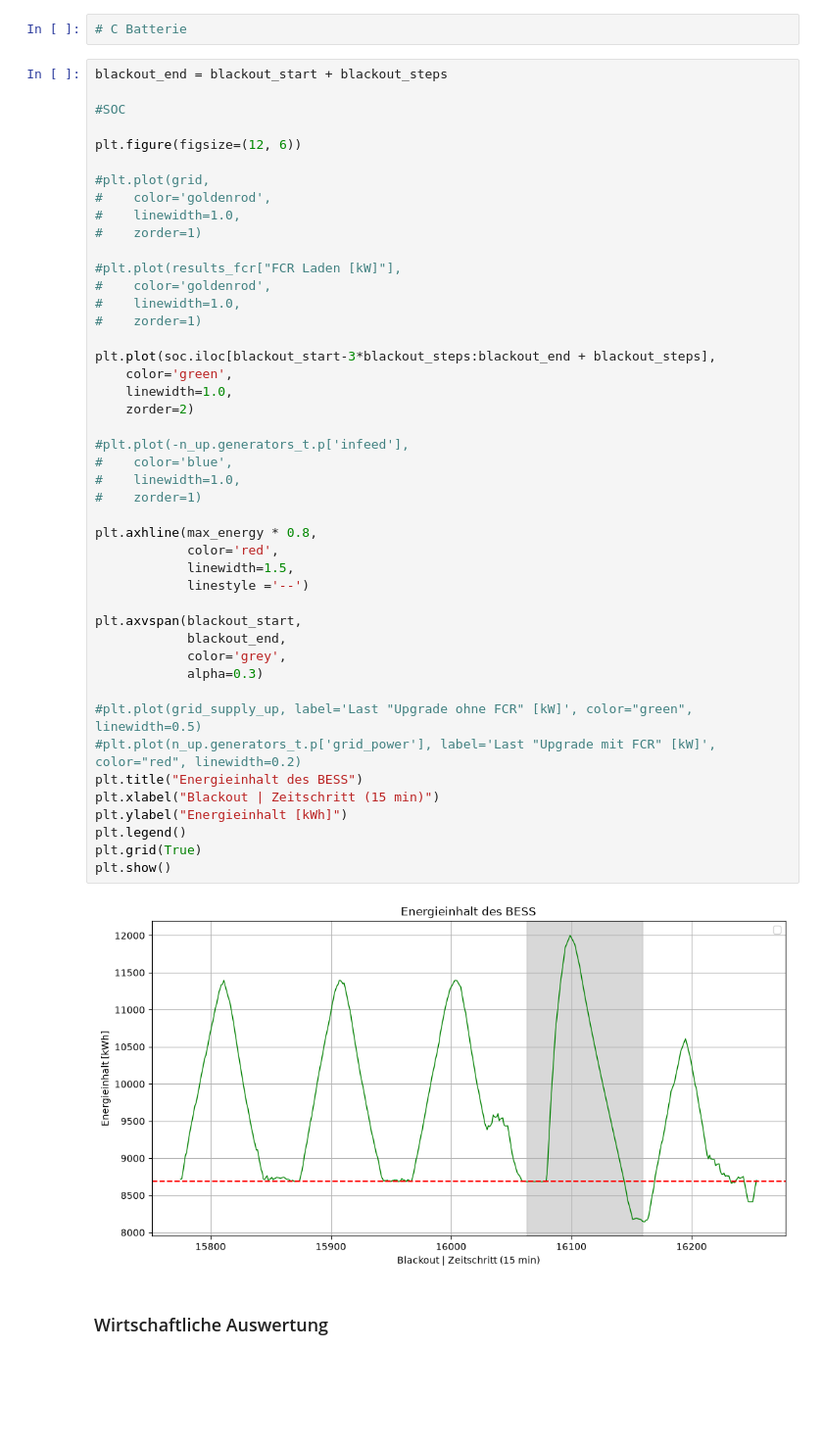
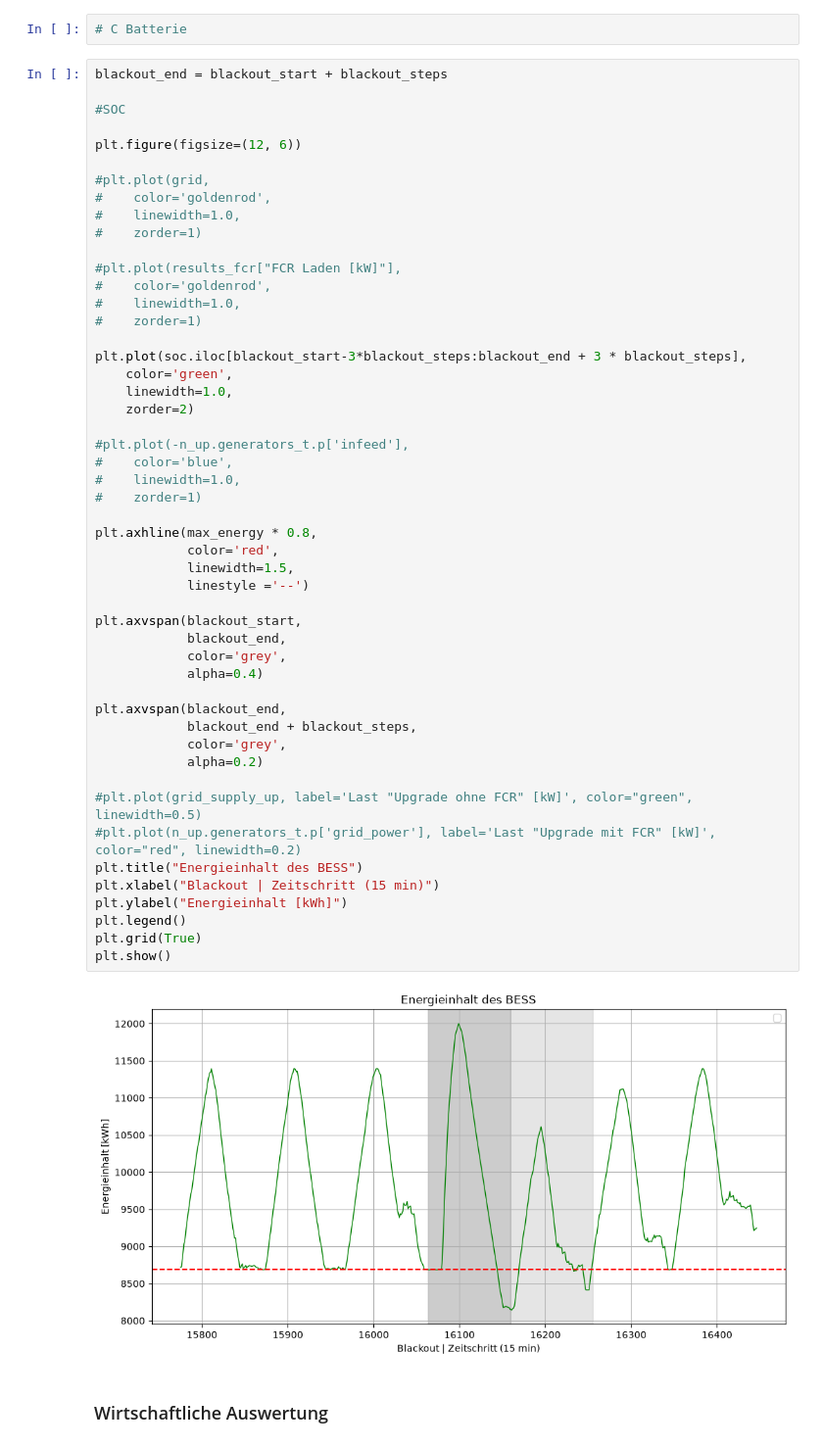
Before and after one commit to fschneegg/MoE-Team05, a Jupyter notebook: Notebook-V23.ipynb, the cells around one changed output. Shown at 98% size. Saved outputs shown, nothing was run; the diff lists cells and outputs as text; blank space fills up the shorter version.

Commit message:
letzte Anpassung Visualisierung

```diff
--- a/Notebook-V23.ipynb
+++ b/Notebook-V23.ipynb
@@ -1719,36 +1719,41 @@ plt.figure(figsize=(12, 6))
 #    linewidth=1.0,
 #    zorder=1)
 
-plt.plot(soc.iloc[blackout_start-3*blackout_steps:blackout_end + blackout_steps],
+plt.plot(soc.iloc[blackout_start-3*blackout_steps:blackout_end + 3 * blackout_steps],
     color='green',
     linewidth=1.0,
     zorder=2)
 
 #plt.plot(-n_up.generators_t.p['infeed'],
 #    color='blue',
 #    linewidth=1.0,
 #    zorder=1)
 
 plt.axhline(max_energy * 0.8,
             color='red',
             linewidth=1.5,
             linestyle ='--')
 
 plt.axvspan(blackout_start,
             blackout_end,
             color='grey',
-            alpha=0.3)
+            alpha=0.4)
+
+plt.axvspan(blackout_end,
+            blackout_end + blackout_steps,
+            color='grey',
+            alpha=0.2)
 
 #plt.plot(grid_supply_up, label='Last "Upgrade ohne FCR" [kW]', color="green", linewidth=0.5)
 #plt.plot(n_up.generators_t.p['grid_power'], label='Last "Upgrade mit FCR" [kW]', color="red", linewidth=0.2)
 plt.title("Energieinhalt des BESS")
 plt.xlabel("Blackout | Zeitschritt (15 min)")
 plt.ylabel("Energieinhalt [kWh]")
 plt.legend()
 plt.grid(True)
 plt.show()
 # %% [output]
-[figure, old version]
+[figure, new version]
 # %% [markdown]
 ### Wirtschaftliche Auswertung
 # %%
```
Also changed, not shown: 3 other files.
